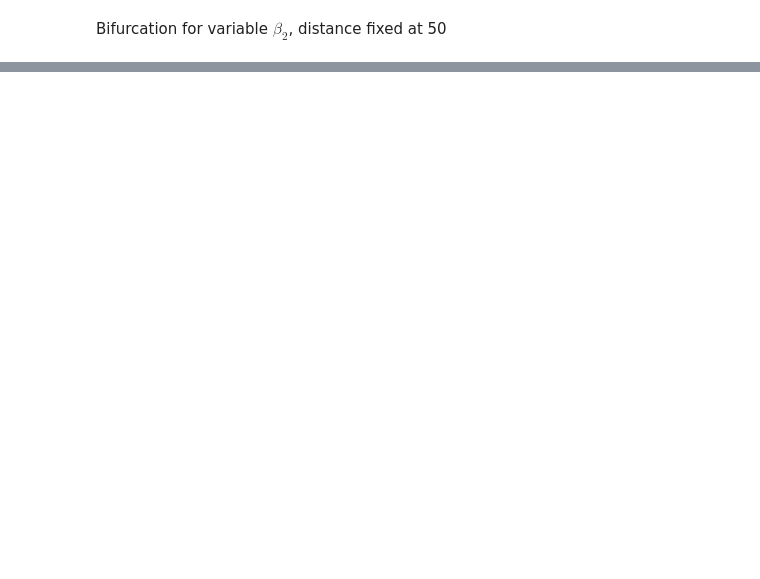
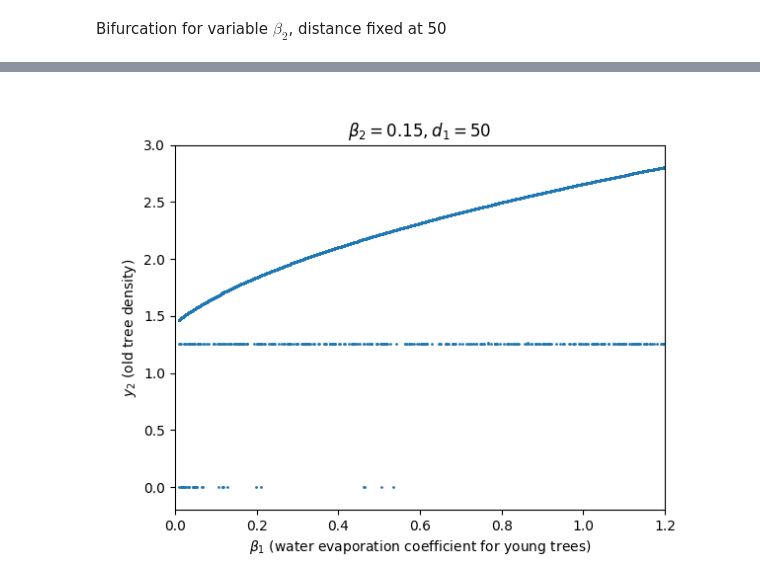
Before and after one commit to marcelvdla/CSSim, a Jupyter notebook: notebooks/bifurcation.ipynb, the cells around one changed output, grey strips where cells are left out. Saved outputs shown, nothing was run; the diff lists cells and outputs as text; code cells hidden in the pictures; blank space fills up the shorter version.

```diff
--- a/notebooks/bifurcation.ipynb
+++ b/notebooks/bifurcation.ipynb
@@ -75,0 +76,27 @@ plt.show()
+# %%
+n = 500
+beta_1 = np.linspace(0.01,1.2,n)
+beta_2 = 0.1
+
+fig, ax = plt.subplots()
+
+ds, y2s = [],[]
+for b1 in range(n):
+    arguments = (rho,f,a_1,h,a_2,dist,beta_2,P_0,w_0,alpha_0,beta_1[b1])
+    for _ in range(10):
+        xs, ys = system_n_forests(np.random.uniform(0,5,2), np.random.uniform(0,5,2), arguments, timesteps=50, dt=0.1)
+        y2s.append(ys[1][-1])
+    ds.append(10*[beta_1[b1]])
+
+ds=np.concatenate(ds)
+# y2s=np.concatenate(y2s)
+
+ax.plot(ds, y2s, 'o', ms=1)
+ax.set_xlim(0,1.2)
+ax.set_ylim(-0.2,3)
+ax.set_xlabel(r'$\beta_1$ (water evaporation coefficient for young trees)')
+ax.set_ylabel(r'$y_2$ (old tree density)')
+ax.set_title(r"$\beta_2=0.15, d_1=50$")
+plt.show()
+# %% [output]
+[figure, added]
```
Also changed, not shown: parts of 3 cells of this notebook.
